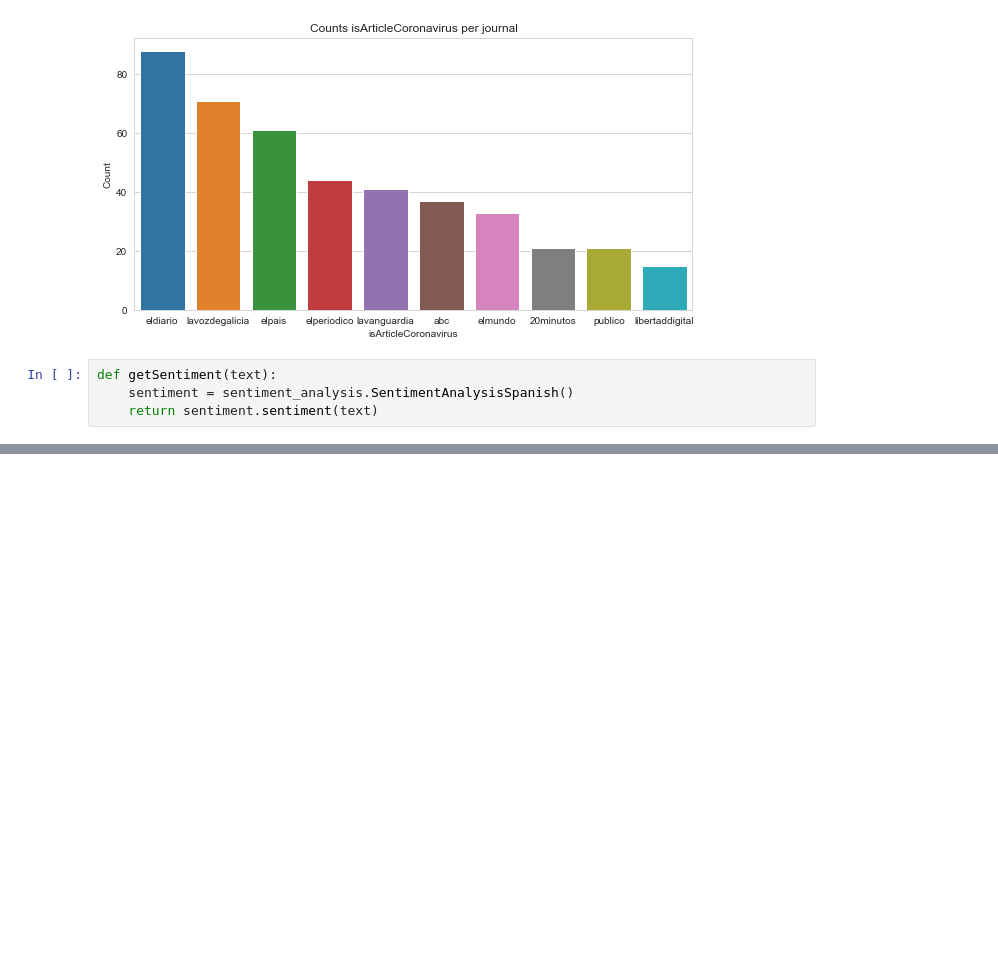
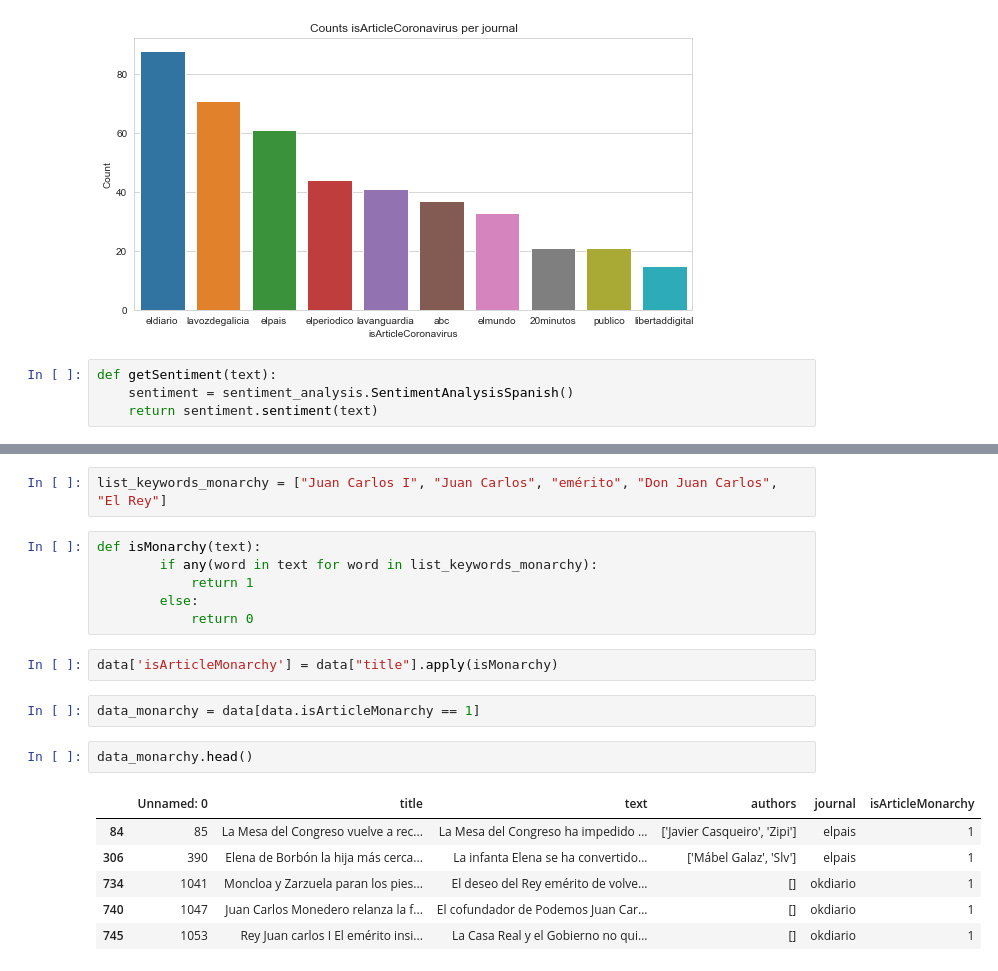
Before and after one commit to rafadedubra/fakeNews, a Jupyter notebook: otherTypeArticlesSentimentAnalysis.ipynb, the cells around one changed output, grey strips where cells are left out. Cells and saved outputs as stored; diff of their text form; blank space fills up the shorter version.

```diff
--- a/otherTypeArticlesSentimentAnalysis.ipynb
+++ b/otherTypeArticlesSentimentAnalysis.ipynb
@@ -67,0 +112,21 @@ WARNING:tensorflow:11 out of the last 11 calls to <function Model.make_predict_f
+# %%
+list_keywords_monarchy = ["Juan Carlos I", "Juan Carlos", "emérito", "Don Juan Carlos", "El Rey"]
+# %%
+def isMonarchy(text):
+        if any(word in text for word in list_keywords_monarchy):
+            return 1
+        else:
+            return 0
+# %%
+data['isArticleMonarchy'] = data["title"].apply(isMonarchy)
+# %%
+data_monarchy = data[data.isArticleMonarchy == 1]
+# %%
+data_monarchy.head()
+# %% [output]
+|  | Unnamed: 0 | title | text | authors | journal | isArticleMonarchy |
+| 84 | 85 | La Mesa del Congreso vuelve a rec... | La Mesa del Congreso ha impedido ... | ['Javier Casqueiro', 'Zipi'] | elpais | 1 |
+| 306 | 390 | Elena de Borbón la hija más cerca... | La infanta Elena se ha convertido... | ['Mábel Galaz', 'Slv'] | elpais | 1 |
+| 734 | 1041 | Moncloa y Zarzuela paran los pies... | El deseo del Rey emérito de volve... | [] | okdiario | 1 |
+| 740 | 1047 | Juan Carlos Monedero relanza la f... | El cofundador de Podemos Juan Car... | [] | okdiario | 1 |
+| 745 | 1053 | Rey Juan carlos I El emérito insi... | La Casa Real y el Gobierno no qui... | [] | okdiario | 1 |
```
Also changed, not shown: parts of 8 cells of this notebook, 2 other files.
